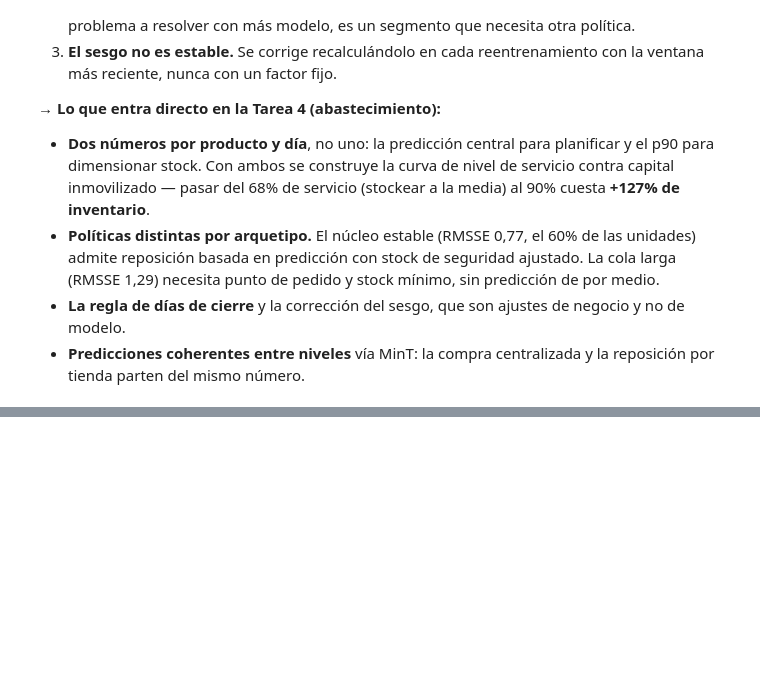
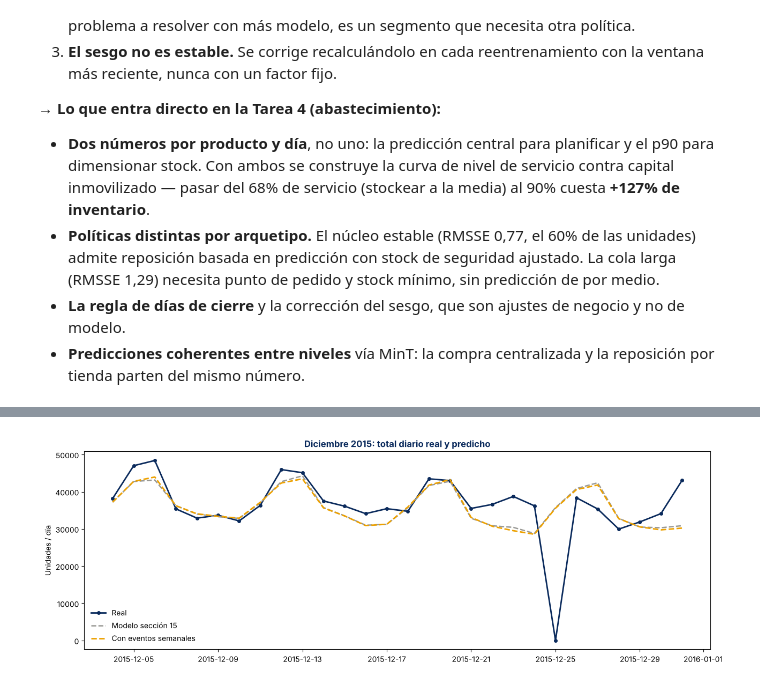
Before and after one commit to JuanCeruso/DSMarket, a Jupyter notebook: 03_Forecasting_DSMarket.ipynb, the cells around one changed output, grey strips where cells are left out. Drawn from its saved outputs; the diff is of its cells as text; code cells hidden in the pictures; blank space fills up the shorter version.

```diff
--- a/03_Forecasting_DSMarket.ipynb
+++ b/03_Forecasting_DSMarket.ipynb
@@ -986,0 +1300,17 @@ predicciones_28dias_p90.csv: (30490, 29) | total 28 días: 2,589,559 unidades
+# %%
+# Comparación: modelo de la sección 15 frente al mismo modelo con las 4 variables de evento semanal
+V16 = fw.ventanas(cal_, folds_)
+filas_ev, imp_ev = [], []
+for nombre, (s_, e_) in V16.items():
+    y_ = V_[:, s_:e_].astype(np.float32); h_ = V_[:, :s_].astype(np.float32)
+    for config in fw.CONFIGS:
+        r = fw.entrenar(config, nombre, (s_, e_), V_, P_, cs_, cal_, meta_, None)
+        filas_ev.append({'ventana': fw.NOMBRE_VENTANA[nombre], 'modelo': config,
+                         'WRMSSE': fs.wrmsse(y_, r['pred'], h_, P_[:, :s_]),
+                         'WAPE semanal': fw.wape(fw.a_semanas(y_), fw.a_semanas(r['pred']))})
+        if config == 'eventos_semanales':
+            imp_ev.append(r['importancia'] / r['importancia'].sum() * 100)
+ev = pd.DataFrame(filas_ev)
+tabla_ev = ev.pivot(index='ventana', columns='modelo', values=['WRMSSE', 'WAPE semanal'])
+tabla_ev = tabla_ev.reindex([fw.NOMBRE_VENTANA[k] for k in V16])
+tabla_ev.round(4)
@@ -986,0 +1357,22 @@ predicciones_28dias_p90.csv: (30490, 29) | total 28 días: 2,589,559 unidades
+# %%
+# Diciembre día a día: total de la cadena, con y sin eventos semanales
+s_, e_ = V16['dic2015']
+f_dic = pd.to_datetime(cal_['date'].values[s_:e_])
+real_d = V_[:, s_:e_].sum(axis=0)
+pa = fw.entrenar('actual', 'dic2015', (s_, e_), V_, P_, cs_, cal_, meta_, None)['pred'].sum(axis=0)
+pe = fw.entrenar('eventos_semanales', 'dic2015', (s_, e_), V_, P_, cs_, cal_, meta_, None)['pred'].sum(axis=0)
+fig, ax = plt.subplots(figsize=(13, 4.5))
+ax.plot(f_dic, real_d, color=DSMARKET_NAVY, linewidth=2, marker='o', markersize=4, label='Real')
+ax.plot(f_dic, pa, color='#9a9a96', linewidth=1.8, linestyle='--', label='Modelo sección 15')
+ax.plot(f_dic, pe, color=DSMARKET_GOLD, linewidth=2, linestyle='--', label='Con eventos semanales')
+ax.set_title('Diciembre 2015: total diario real y predicho', color=DSMARKET_NAVY, fontweight='bold')
+ax.set_ylabel('Unidades / día'); ax.legend(frameon=False)
+plt.tight_layout(); plt.show()
+sem_dic = pd.DataFrame({'semana': [f'{f_dic[7*k].date()} a {f_dic[7*k+6].date()}' for k in range(4)],
+                        'real': fw.a_semanas(real_d[None])[0], 'modelo sección 15': fw.a_semanas(pa[None])[0],
+                        'con eventos semanales': fw.a_semanas(pe[None])[0]}).set_index('semana')
+for c in ['modelo sección 15', 'con eventos semanales']:
+    sem_dic[f'error {c} (%)'] = (sem_dic[c] - sem_dic['real']) / sem_dic['real'] * 100
+sem_dic.round(1)
+# %% [output]
+[figure, added]
```
Also changed, not shown: parts of 30 cells of this notebook, 8 other files.
